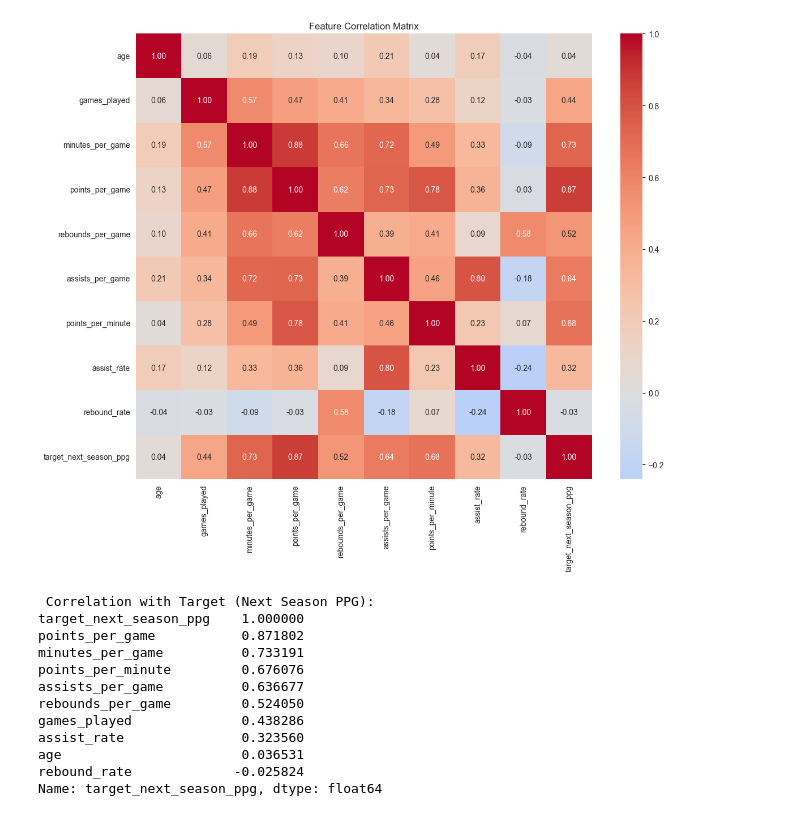
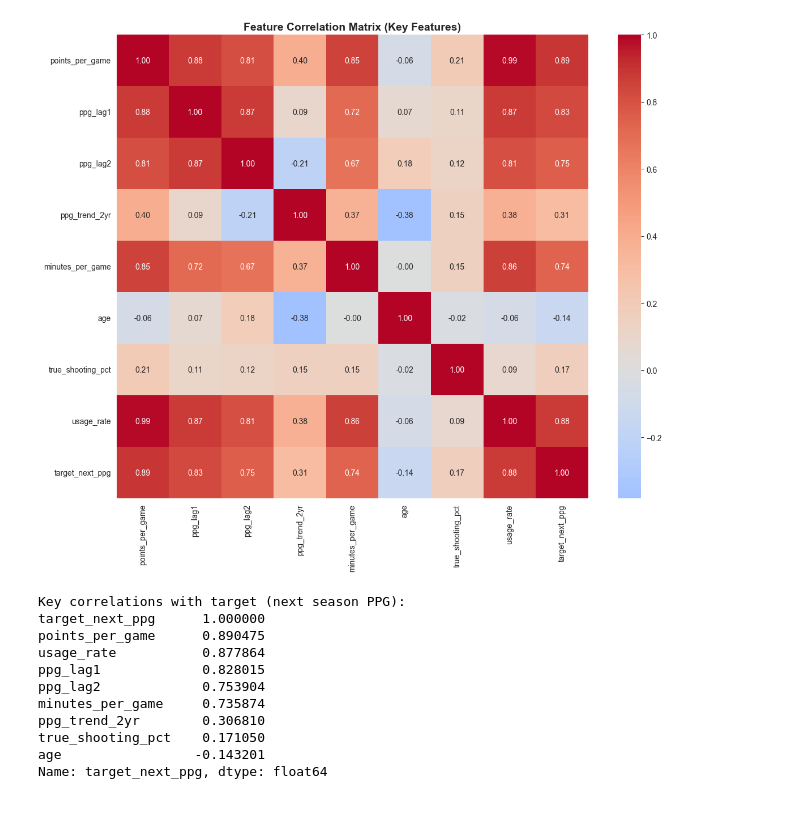
Before and after one commit to SatyamChaturvedi39/Research-Project, a Jupyter notebook: notebooks/02_model_training.ipynb, the cells around one changed output. Saved outputs shown, nothing was run; the diff lists cells and outputs as text; code cells hidden in the pictures.

```diff
--- a/notebooks/02_model_training.ipynb
+++ b/notebooks/02_model_training.ipynb
@@ -19,11 +23,9 @@ plt.rcParams['figure.figsize'
 # %%
-df = pd.read_csv('../data/processed/player_features.csv')
+df = pd.read_csv('../data/processed/player_features_v2_temporal.csv')
 
-print(f"   Dataset loaded!")
-print(f"   Total records: {len(df)}")
-print(f"   Columns: {len(df.columns)}")
-print(f"   Date range: {df['season'].min()} to {df['season'].max()}")
-print(f"\n   Column names:")
-
-df.head()
+print(f"Dataset loaded")
+print(f"Total records: {len(df)}")
+print(f"Columns: {len(df.columns)}")
+print(f"\nFirst few rows:")
+print(df.head())
 # %% [output]
@@ -104,44 +113,32 @@ Name: target_next_season_ppg, dtype: float64
 # %%
-numeric_features = [
-    'age',
-    'games_played',
-    'minutes_per_game',
-    'points_per_game',
-    'rebounds_per_game',
-    'assists_per_game',
-    'points_per_minute',
-    'assist_rate',
-    'rebound_rate',
-    'target_next_season_ppg'
+key_features = [
+    'points_per_game', 'ppg_lag1', 'ppg_lag2',
+    'ppg_trend_2yr', 'minutes_per_game', 'age',
+    'true_shooting_pct', 'usage_rate', 'target_next_ppg'
 ]
 
-# Correlation matrix
-correlation_matrix = df[numeric_features
-].corr()
+corr_matrix = df[key_features].corr()
 
-plt.figure(figsize=(12,
-10))
-sns.heatmap(correlation_matrix, annot=True, fmt='.2f', cmap='coolwarm', center=0)
-plt.title('Feature Correlation Matrix')
+plt.figure(figsize=(12, 10))
+sns.heatmap(corr_matrix, annot=True, fmt='.2f', cmap='coolwarm', center=0)
+plt.title('Feature Correlation Matrix (Key Features)', fontsize=14, fontweight='bold')
 plt.tight_layout()
 plt.show()
 
-print("\n Correlation with Target (Next Season PPG):")
-target_corr = correlation_matrix['target_next_season_ppg'
-].sort_values(ascending=False)
+print("\nKey correlations with target (next season PPG):")
+target_corr = corr_matrix['target_next_ppg'].sort_values(ascending=False)
 print(target_corr)
 # %% [output]
-[figure, old version]
+[figure, new version]
- Correlation with Target (Next Season PPG):
-target_next_season_ppg    1.000000
-points_per_game           0.871802
-minutes_per_game          0.733191
-points_per_minute         0.676076
-assists_per_game          0.636677
-rebounds_per_game         0.524050
-games_played              0.438286
-assist_rate               0.323560
-age                       0.036531
-rebound_rate             -0.025824
-Name: target_next_season_ppg, dtype: float64
+Key correlations with target (next season PPG):
+target_next_ppg      1.000000
+points_per_game      0.890475
+usage_rate           0.877864
+ppg_lag1             0.828015
+ppg_lag2             0.753904
+minutes_per_game     0.735874
+ppg_trend_2yr        0.306810
+true_shooting_pct    0.171050
+age                 -0.143201
+Name: target_next_ppg, dtype: float64
 # %%
```
Also changed, not shown: parts of 13 cells of this notebook, 18 other files.
